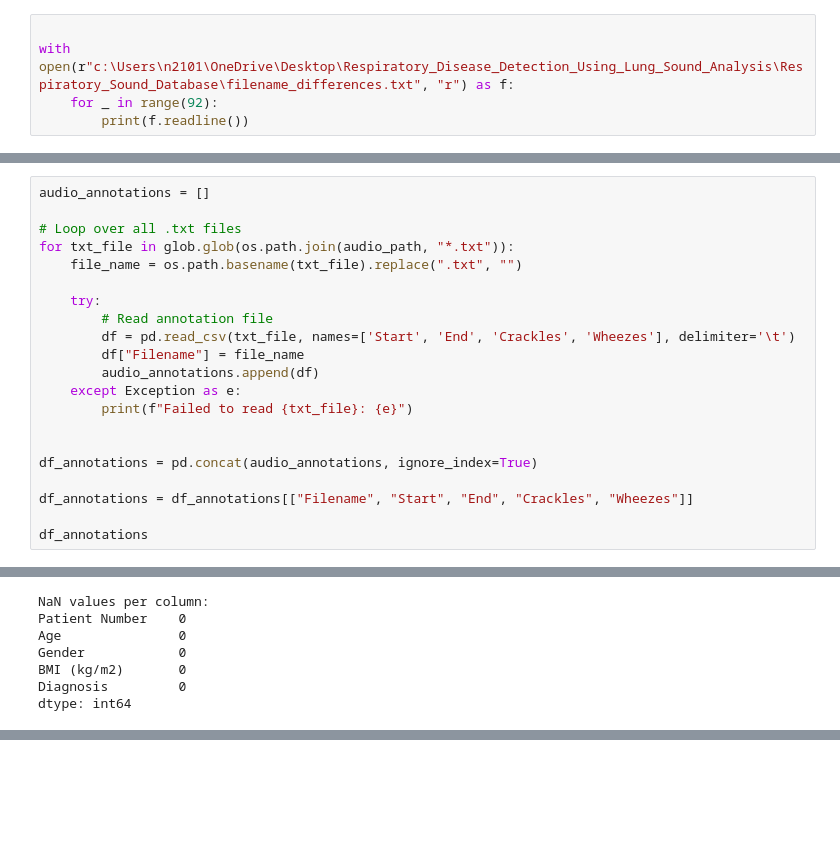
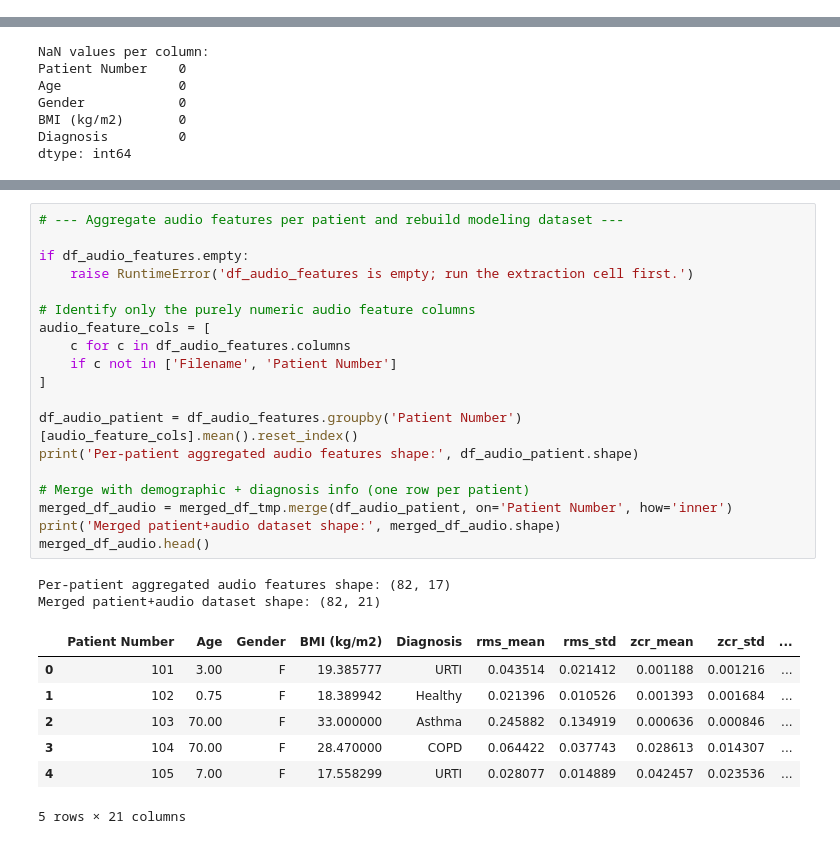
Before and after one commit to Mahesh-Kona/Respiratory-Disease-Detection-Using-Lung-Sound-Analysis, a Jupyter notebook: copdresearch.ipynb, the cells around one changed output, grey strips where cells are left out. Saved outputs shown, nothing was run; the diff lists cells and outputs as text; blank space fills up the shorter version.

```diff
--- a/copdresearch.ipynb
+++ b/copdresearch.ipynb
@@ -107,8 +107,3 @@ merged_df
 **Chest location** (Trachea (Tc), {Anterior (A), Posterior (P), Lateral (L)}{left (l), right (r)}) <br>
 **Acquisition mode** (sequential/single channel (sc), simultaneous/multichannel (mc)) <br>
 **Recording equipment** (AKG C417L Microphone, 3M Littmann Classic II SE Stethoscope, 3M Litmmann 3200 Electronic Stethoscope, WelchAllyn Meditron Master Elite Electronic Stethoscope)
-# %%
-
-with open(r"c:\Users\n2101\OneDrive\Desktop\Respiratory_Disease_Detection_Using_Lung_Sound_Analysis\Respiratory_Sound_Database\filename_differences.txt", "r") as f:
-    for _ in range(92):
-        print(f.readline())
@@ -186,24 +163,3 @@ df_audio
 | 918 | 226_1b1_Ll_sc_Meditron | 226 | 1b1 | Ll | sc | Meditron |
 | 919 | 226_1b1_Pl_sc_LittC2SE | 226 | 1b1 | Pl | sc | LittC2SE |
 920 rows × 6 columns
-# %%
-audio_annotations = []
-
-# Loop over all .txt files
-for txt_file in glob.glob(os.path.join(audio_path, "*.txt")):
-    file_name = os.path.basename(txt_file).replace(".txt", "")
-
-    try:
-        # Read annotation file
-        df = pd.read_csv(txt_file, names=['Start', 'End', 'Crackles', 'Wheezes'], delimiter='\t')
-        df["Filename"] = file_name
-        audio_annotations.append(df)
-    except Exception as e:
-        print(f"Failed to read {txt_file}: {e}")
-
-
-df_annotations = pd.concat(audio_annotations, ignore_index=True)
-
-df_annotations = df_annotations[["Filename", "Start", "End", "Crackles", "Wheezes"]]
-
-df_annotations
@@ -419,0 +266,29 @@ print(processed_df)
+# %%
+# --- Aggregate audio features per patient and rebuild modeling dataset ---
+
+if df_audio_features.empty:
+    raise RuntimeError('df_audio_features is empty; run the extraction cell first.')
+
+# Identify only the purely numeric audio feature columns
+audio_feature_cols = [
+    c for c in df_audio_features.columns
+    if c not in ['Filename', 'Patient Number']
+]
+
+df_audio_patient = df_audio_features.groupby('Patient Number')[audio_feature_cols].mean().reset_index()
+print('Per-patient aggregated audio features shape:', df_audio_patient.shape)
+
+# Merge with demographic + diagnosis info (one row per patient)
+merged_df_audio = merged_df_tmp.merge(df_audio_patient, on='Patient Number', how='inner')
+print('Merged patient+audio dataset shape:', merged_df_audio.shape)
+merged_df_audio.head()
+# %% [output]
+Per-patient aggregated audio features shape: (82, 17)
+Merged patient+audio dataset shape: (82, 21)
+|  | Patient Number | Age | Gender | BMI (kg/m2) | Diagnosis | rms_mean | rms_std | zcr_mean | zcr_std | ... |
+| 0 | 101 | 3.00 | F | 19.385777 | URTI | 0.043514 | 0.021412 | 0.001188 | 0.001216 | ... |
+| 1 | 102 | 0.75 | F | 18.389942 | Healthy | 0.021396 | 0.010526 | 0.001393 | 0.001684 | ... |
+| 2 | 103 | 70.00 | F | 33.000000 | Asthma | 0.245882 | 0.134919 | 0.000636 | 0.000846 | ... |
+| 3 | 104 | 70.00 | F | 28.470000 | COPD | 0.064422 | 0.037743 | 0.028613 | 0.014307 | ... |
+| 4 | 105 | 7.00 | F | 17.558299 | URTI | 0.028077 | 0.014889 | 0.042457 | 0.023536 | ... |
+5 rows × 21 columns
```
Also changed, not shown: parts of 13 cells of this notebook.
